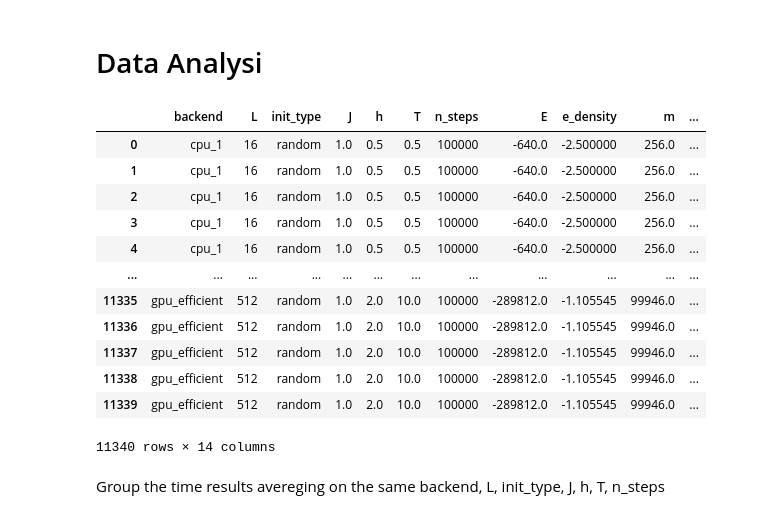
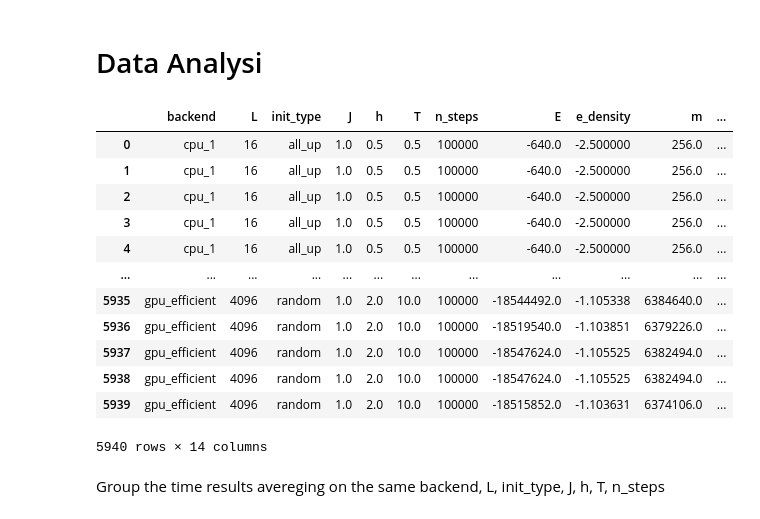
Before and after one commit to nicolomontagner02/GPU_Ising_model, a Jupyter notebook: Post_processing.ipynb, the cells around one changed output. Saved outputs shown, nothing was run; the diff lists cells and outputs as text; code cells hidden in the pictures.

```diff
--- a/Post_processing.ipynb
+++ b/Post_processing.ipynb
@@ -60,24 +60,24 @@ def load_and_merge_csv(folder_path, ignore = None):
     return df_merged
 # %%
 folder = "results"
-fname = "ising_results_20260131_110358.csv"
+fname = "ising_results_20260206_161554new.csv"
 
 df = load_and_merge_csv(folder, fname)
 df
 # %% [output]
 |  | backend | L | init_type | J | h | T | n_steps | E | e_density | m | ... |
-| 0 | cpu_1 | 16 | random | 1.0 | 0.5 | 0.5 | 100000 | -640.0 | -2.500000 | 256.0 | ... |
-| 1 | cpu_1 | 16 | random | 1.0 | 0.5 | 0.5 | 100000 | -640.0 | -2.500000 | 256.0 | ... |
-| 2 | cpu_1 | 16 | random | 1.0 | 0.5 | 0.5 | 100000 | -640.0 | -2.500000 | 256.0 | ... |
-| 3 | cpu_1 | 16 | random | 1.0 | 0.5 | 0.5 | 100000 | -640.0 | -2.500000 | 256.0 | ... |
-| 4 | cpu_1 | 16 | random | 1.0 | 0.5 | 0.5 | 100000 | -640.0 | -2.500000 | 256.0 | ... |
+| 0 | cpu_1 | 16 | all_up | 1.0 | 0.5 | 0.5 | 100000 | -640.0 | -2.500000 | 256.0 | ... |
+| 1 | cpu_1 | 16 | all_up | 1.0 | 0.5 | 0.5 | 100000 | -640.0 | -2.500000 | 256.0 | ... |
+| 2 | cpu_1 | 16 | all_up | 1.0 | 0.5 | 0.5 | 100000 | -640.0 | -2.500000 | 256.0 | ... |
+| 3 | cpu_1 | 16 | all_up | 1.0 | 0.5 | 0.5 | 100000 | -640.0 | -2.500000 | 256.0 | ... |
+| 4 | cpu_1 | 16 | all_up | 1.0 | 0.5 | 0.5 | 100000 | -640.0 | -2.500000 | 256.0 | ... |
 | ... | ... | ... | ... | ... | ... | ... | ... | ... | ... | ... | ... |
-| 11335 | gpu_efficient | 512 | random | 1.0 | 2.0 | 10.0 | 100000 | -289812.0 | -1.105545 | 99946.0 | ... |
-| 11336 | gpu_efficient | 512 | random | 1.0 | 2.0 | 10.0 | 100000 | -289812.0 | -1.105545 | 99946.0 | ... |
-| 11337 | gpu_efficient | 512 | random | 1.0 | 2.0 | 10.0 | 100000 | -289812.0 | -1.105545 | 99946.0 | ... |
-| 11338 | gpu_efficient | 512 | random | 1.0 | 2.0 | 10.0 | 100000 | -289812.0 | -1.105545 | 99946.0 | ... |
-| 11339 | gpu_efficient | 512 | random | 1.0 | 2.0 | 10.0 | 100000 | -289812.0 | -1.105545 | 99946.0 | ... |
+| 5935 | gpu_efficient | 4096 | random | 1.0 | 2.0 | 10.0 | 100000 | -18544492.0 | -1.105338 | 6384640.0 | ... |
+| 5936 | gpu_efficient | 4096 | random | 1.0 | 2.0 | 10.0 | 100000 | -18519540.0 | -1.103851 | 6379226.0 | ... |
+| 5937 | gpu_efficient | 4096 | random | 1.0 | 2.0 | 10.0 | 100000 | -18547624.0 | -1.105525 | 6382494.0 | ... |
+| 5938 | gpu_efficient | 4096 | random | 1.0 | 2.0 | 10.0 | 100000 | -18547624.0 | -1.105525 | 6382494.0 | ... |
+| 5939 | gpu_efficient | 4096 | random | 1.0 | 2.0 | 10.0 | 100000 | -18515852.0 | -1.103631 | 6374106.0 | ... |
-11340 rows × 14 columns
+5940 rows × 14 columns
 # %% [markdown]
 Group the time results avereging on the same backend, L, init_type, J, h, T, n_steps
 # %%
```
Also changed, not shown: parts of 8 cells of this notebook, 1 other file.
